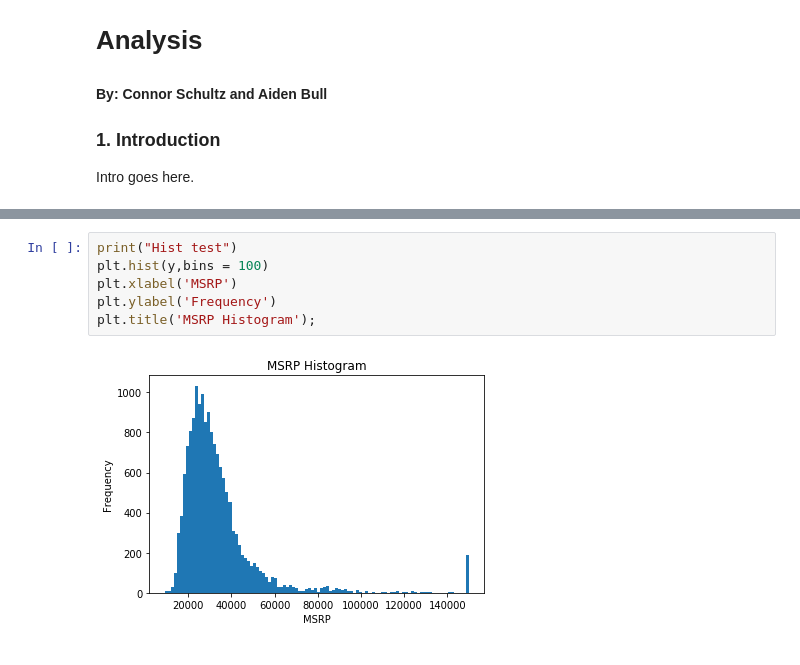
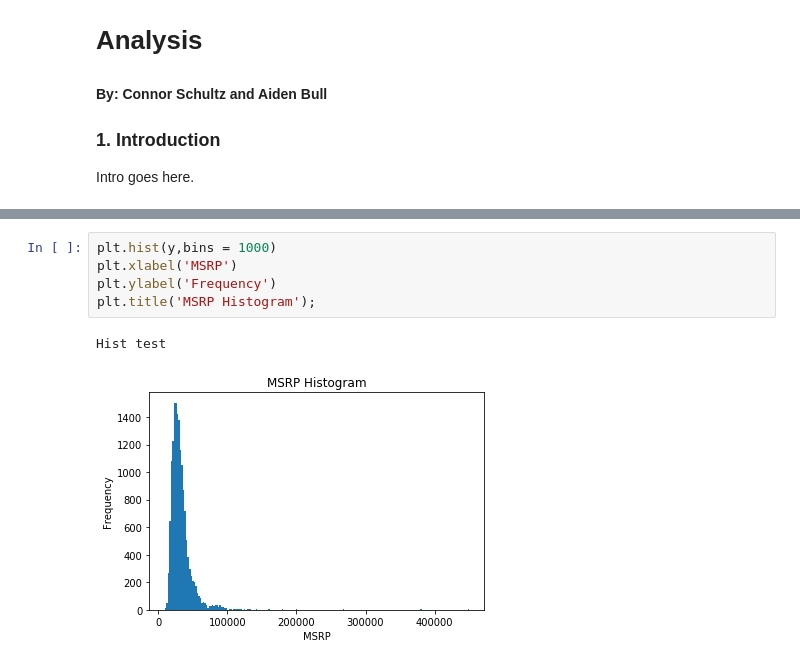
Before and after one commit to kingschultz21/seng474_project, a Jupyter notebook: report.ipynb, the cells around one changed output, grey strips where cells are left out. Cells and saved outputs as stored; diff of their text form.

```diff
--- a/report.ipynb
+++ b/report.ipynb
@@ -94,8 +101,8 @@ print(ridge.coef_)
 # %%
-print("Hist test")
-plt.hist(y,bins = 100)
+plt.hist(y,bins = 1000)
 plt.xlabel('MSRP')
 plt.ylabel('Frequency')
 plt.title('MSRP Histogram');
 # %% [output]
+Hist test
-[figure, old version]
+[figure, new version]
```
Also changed, not shown: parts of 19 cells of this notebook, 4 other files.
